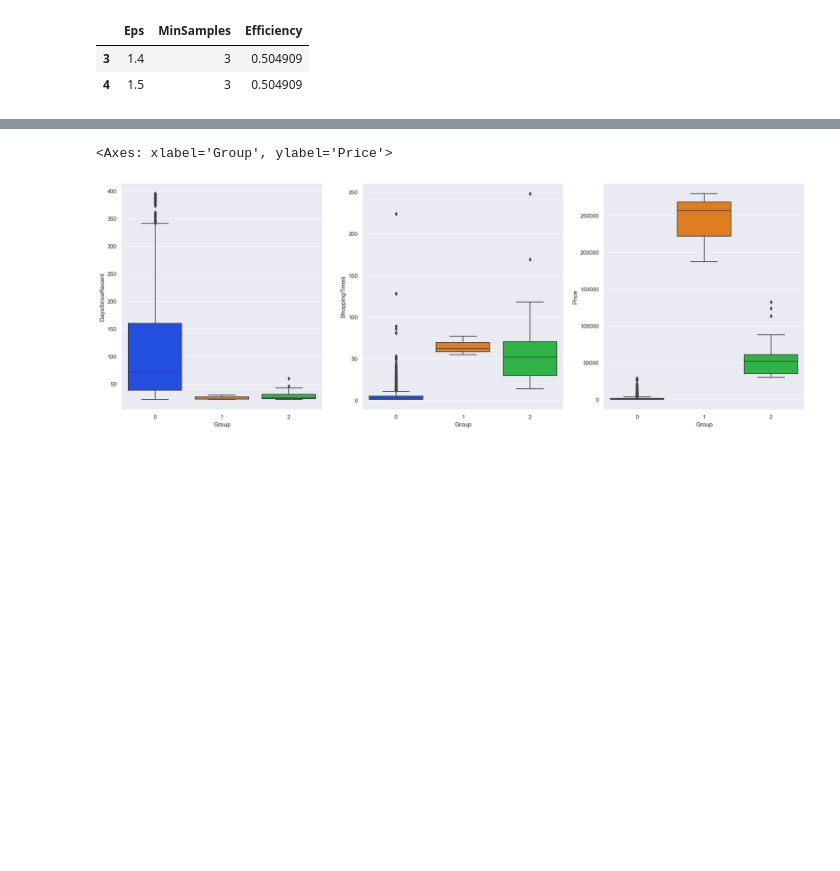
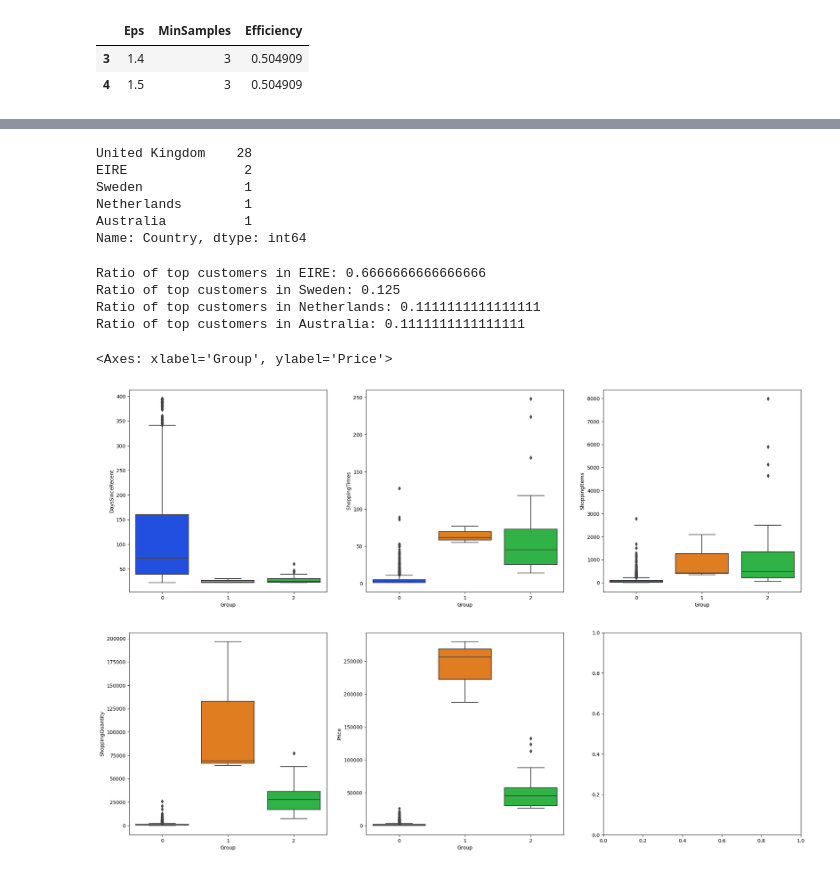
Before and after one commit to Komsan-Kongwongsupak/customers-segmentation, a Jupyter notebook: customers-segmentation.ipynb, the cells around one changed output, grey strips where cells are left out. Drawn from its saved outputs; the diff is of its cells as text; code cells hidden in the pictures; blank space fills up the shorter version.

Commit message:
organized customer profiling

```diff
--- a/customers-segmentation.ipynb
+++ b/customers-segmentation.ipynb
@@ -487,0 +511,6 @@ df_eval_result_dbscan[df_eval_result_dbscan['Efficiency'] == df_eval_result_dbsc
+# %%
+df_customer = df_customer[['CustomerID', 'Country', 'FirstTimeShopping', 'RecentTimeShopping', 'DaysSinceRecent', 'ShoppingTimes', 'ShoppingItems', 'ShoppingQuantity', 'Price', 'RScore', 'FScore', 'MScore', 'FMScore', 'Group']]
+df_customer.to_csv(os.path.join(file_path, 'customer_clean_clustered.csv'), index=False)
+df_customer = pd.read_csv(os.path.join(file_path, 'customer_clean_clustered.csv'), encoding = "ISO-8859-1")
+
+df_customer.head(5)
@@ -511,8 +555,28 @@ Name: Group, dtype: int64
+# %%
+df_customer[(df_customer['Group'] == 1) | (df_customer['Group'] == 2)]['Country'].value_counts()
+# %% [output]
+United Kingdom    28
+EIRE               2
+Sweden             1
+Netherlands        1
+Australia          1
+Name: Country, dtype: int64
+# %%
+top_countries_outside_uk = {'EIRE': 2, 'Sweden': 1, 'Netherlands': 1, 'Australia': 1}
+for country in top_countries_outside_uk:
+    print(f'Ratio of top customers in {country}: {top_countries_outside_uk[country] / len(df_customer[df_customer["Country"] == country].index)}')
+# %% [output]
+Ratio of top customers in EIRE: 0.6666666666666666
+Ratio of top customers in Sweden: 0.125
+Ratio of top customers in Netherlands: 0.1111111111111111
+Ratio of top customers in Australia: 0.1111111111111111
 # %%
-figure, axes = plt.subplots(1, 3, figsize=(24, 8))
-sns.boxplot(ax=axes[0], data=X, x='Group', y='DaysSinceRecent', palette='bright')
-sns.boxplot(ax=axes[1], data=X, x='Group', y='ShoppingTimes', palette='bright')
-sns.boxplot(ax=axes[2], data=X, x='Group', y='Price', palette='bright')
+figure, axes = plt.subplots(2, 3, figsize=(24, 16))
+sns.boxplot(ax=axes[0][0], data=df_customer, x='Group', y='DaysSinceRecent', palette='bright')
+sns.boxplot(ax=axes[0][1], data=df_customer, x='Group', y='ShoppingTimes', palette='bright')
+sns.boxplot(ax=axes[0][2], data=df_customer, x='Group', y='ShoppingItems', palette='bright')
+sns.boxplot(ax=axes[1][0], data=df_customer, x='Group', y='ShoppingQuantity', palette='bright')
+sns.boxplot(ax=axes[1][1], data=df_customer, x='Group', y='Price', palette='bright')
 # %% [output]
 <Axes: xlabel='Group', ylabel='Price'>
-[figure, old version]
+[figure, new version]
```
Also changed, not shown: parts of 8 cells of this notebook.
